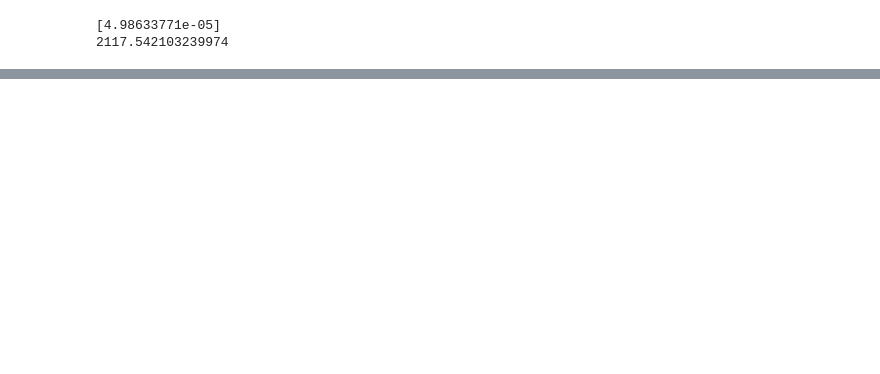
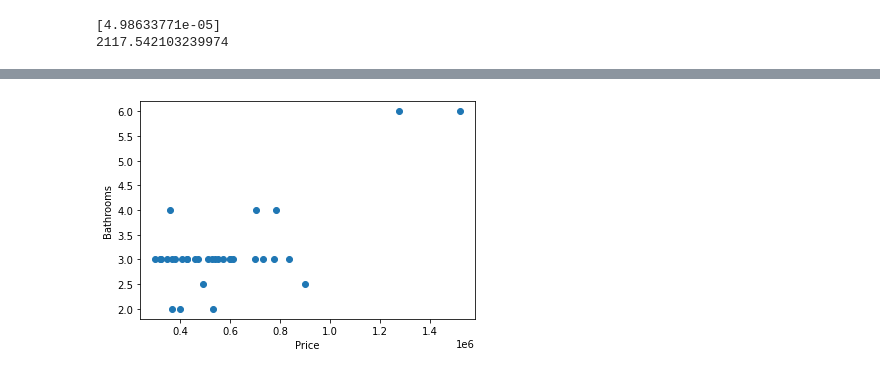
Before and after one commit to robgmizzou/Housing-Capstone, a Jupyter notebook: zipcode_df_v2.ipynb, the cells around one changed output, grey strips where cells are left out. Cells and saved outputs as stored; diff of their text form; code cells hidden in the pictures; blank space fills up the shorter version.

```diff
--- a/zipcode_df_v2.ipynb
+++ b/zipcode_df_v2.ipynb
@@ -277,8 +434,13 @@ print(model.summary())
+# %%
+# df_27613 = df_27613.drop(['store_name'], axis=1)
+df_27613 = df_27613.drop(['propertytype'], axis=1)
 # %%
 # Visually inspect relationship between zip and price
-plt.scatter(df_27616.price, df_27616.bathrooms)
+plt.scatter(df_27613.price, df_27613.bathrooms)
 plt.xlabel('Price')
 plt.ylabel('Bathrooms')
 plt.show()
+# %% [output]
+[figure, added]
 # %%
 # Formate data for Scikit-learn library
```
Also changed, not shown: parts of 25 cells of this notebook.
